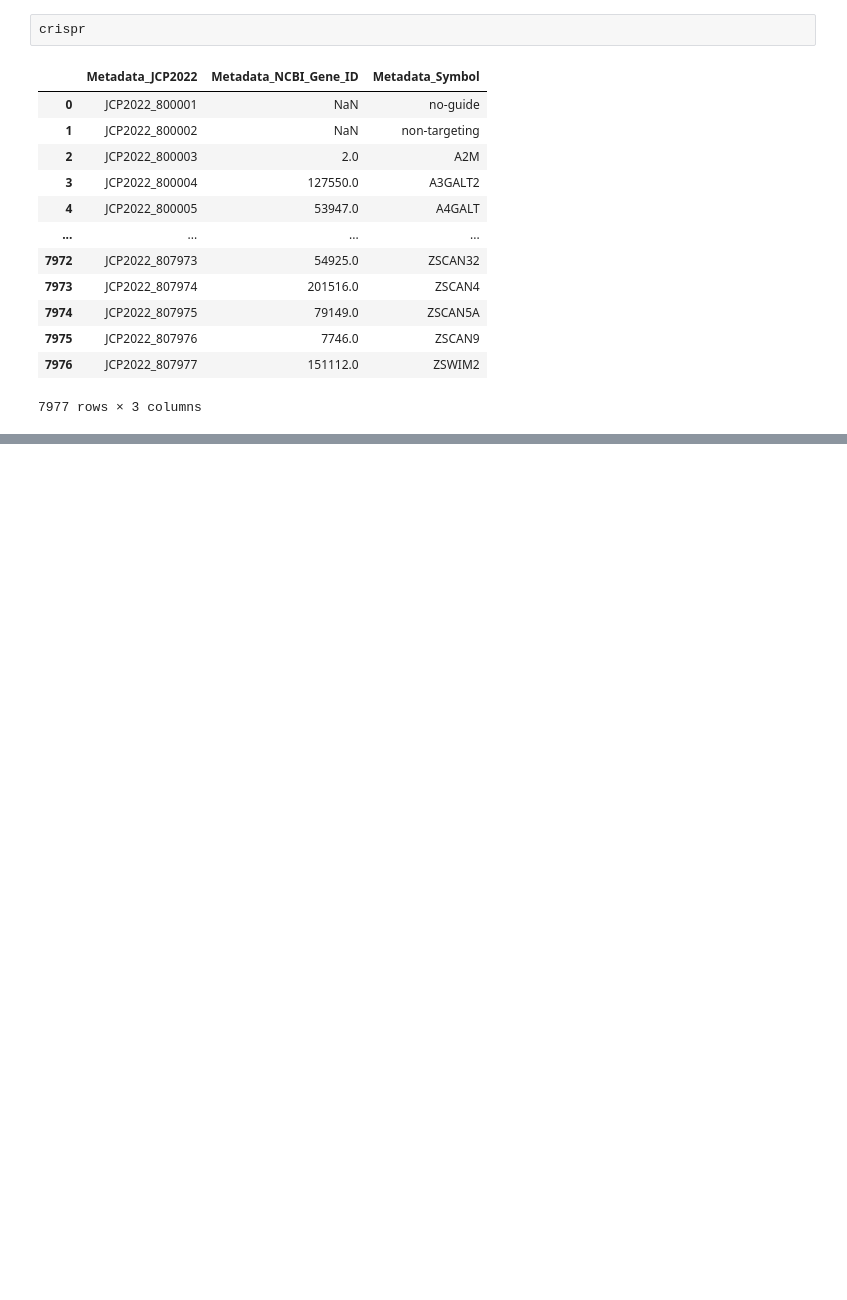
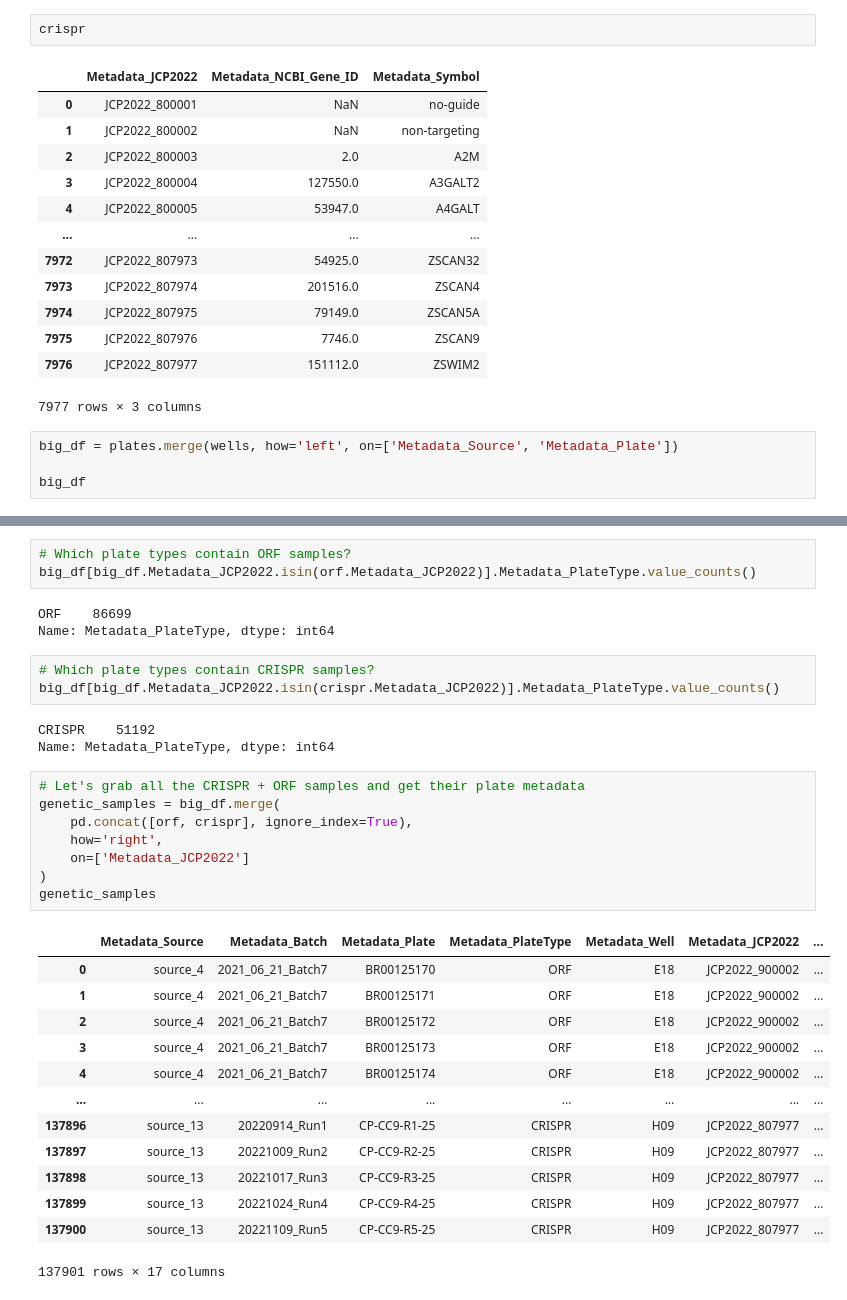
Before and after one commit to Craven-Biostat-Lab/morphology-prediction, a Jupyter notebook: data-loading.ipynb, the cells around one changed output, grey strips where cells are left out. Saved outputs shown, nothing was run; the diff lists cells and outputs as text; blank space fills up the shorter version.

```diff
--- a/data-loading.ipynb
+++ b/data-loading.ipynb
@@ -92,3 +92,7 @@ crispr
 | 7975 | JCP2022_807976 | 7746.0 | ZSCAN9 |
 | 7976 | JCP2022_807977 | 151112.0 | ZSWIM2 |
 7977 rows × 3 columns
+# %%
+big_df = plates.merge(wells, how='left', on=['Metadata_Source', 'Metadata_Plate'])
+
+big_df
@@ -94,0 +113,34 @@ crispr
+# %%
+# Which plate types contain ORF samples?
+big_df[big_df.Metadata_JCP2022.isin(orf.Metadata_JCP2022)].Metadata_PlateType.value_counts()
+# %% [output]
+ORF    86699
+Name: Metadata_PlateType, dtype: int64
+# %%
+# Which plate types contain CRISPR samples?
+big_df[big_df.Metadata_JCP2022.isin(crispr.Metadata_JCP2022)].Metadata_PlateType.value_counts()
+# %% [output]
+CRISPR    51192
+Name: Metadata_PlateType, dtype: int64
+# %%
+# Let's grab all the CRISPR + ORF samples and get their plate metadata
+genetic_samples = big_df.merge(
+    pd.concat([orf, crispr], ignore_index=True),
+    how='right',
+    on=['Metadata_JCP2022']
+)
+genetic_samples
+# %% [output]
+|  | Metadata_Source | Metadata_Batch | Metadata_Plate | Metadata_PlateType | Metadata_Well | Metadata_JCP2022 | ... |
+| 0 | source_4 | 2021_06_21_Batch7 | BR00125170 | ORF | E18 | JCP2022_900002 | ... |
+| 1 | source_4 | 2021_06_21_Batch7 | BR00125171 | ORF | E18 | JCP2022_900002 | ... |
+| 2 | source_4 | 2021_06_21_Batch7 | BR00125172 | ORF | E18 | JCP2022_900002 | ... |
+| 3 | source_4 | 2021_06_21_Batch7 | BR00125173 | ORF | E18 | JCP2022_900002 | ... |
+| 4 | source_4 | 2021_06_21_Batch7 | BR00125174 | ORF | E18 | JCP2022_900002 | ... |
+| ... | ... | ... | ... | ... | ... | ... | ... |
+| 137896 | source_13 | 20220914_Run1 | CP-CC9-R1-25 | CRISPR | H09 | JCP2022_807977 | ... |
+| 137897 | source_13 | 20221009_Run2 | CP-CC9-R2-25 | CRISPR | H09 | JCP2022_807977 | ... |
+| 137898 | source_13 | 20221017_Run3 | CP-CC9-R3-25 | CRISPR | H09 | JCP2022_807977 | ... |
+| 137899 | source_13 | 20221024_Run4 | CP-CC9-R4-25 | CRISPR | H09 | JCP2022_807977 | ... |
+| 137900 | source_13 | 20221109_Run5 | CP-CC9-R5-25 | CRISPR | H09 | JCP2022_807977 | ... |
+137901 rows × 17 columns
```
Also changed, not shown: parts of 13 cells of this notebook.
